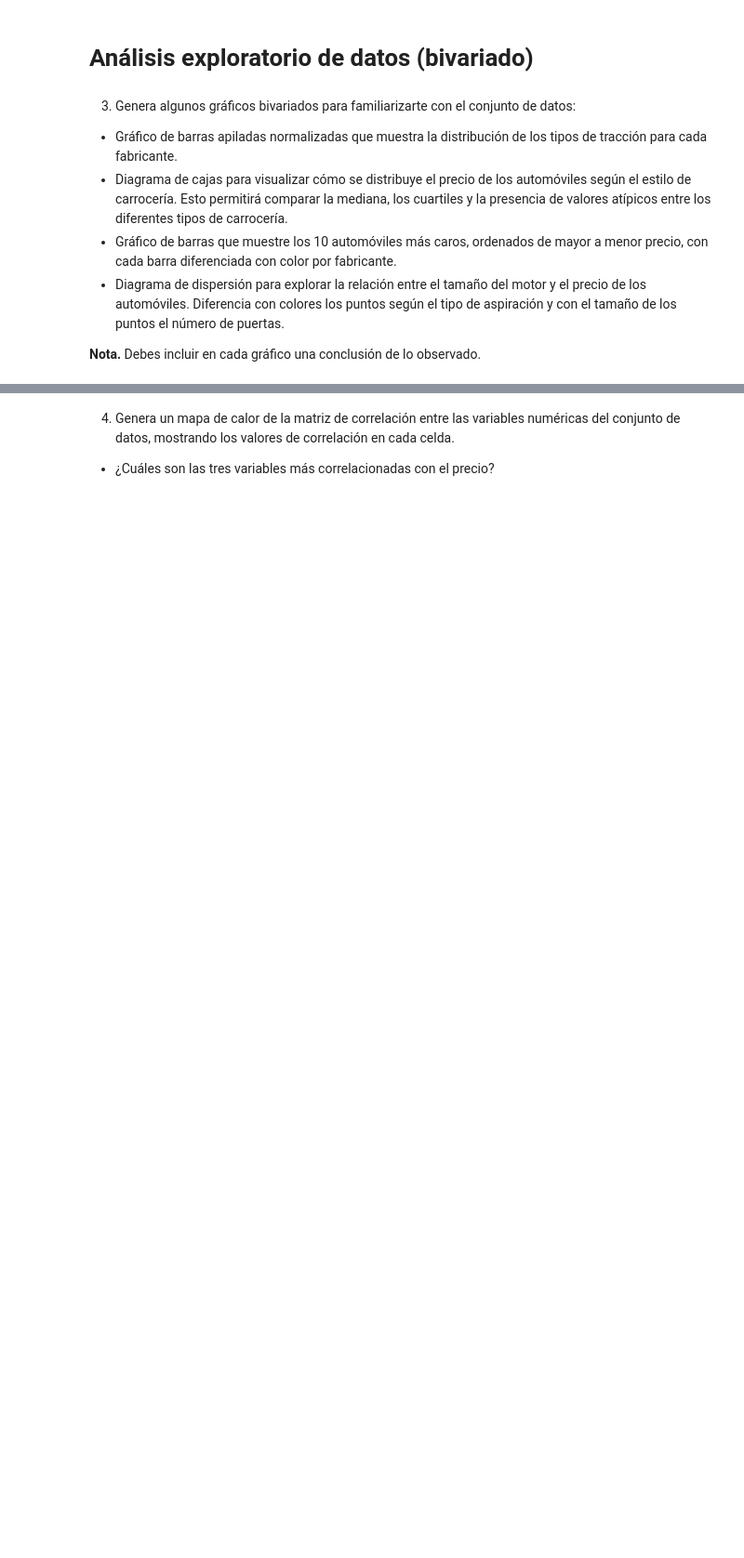
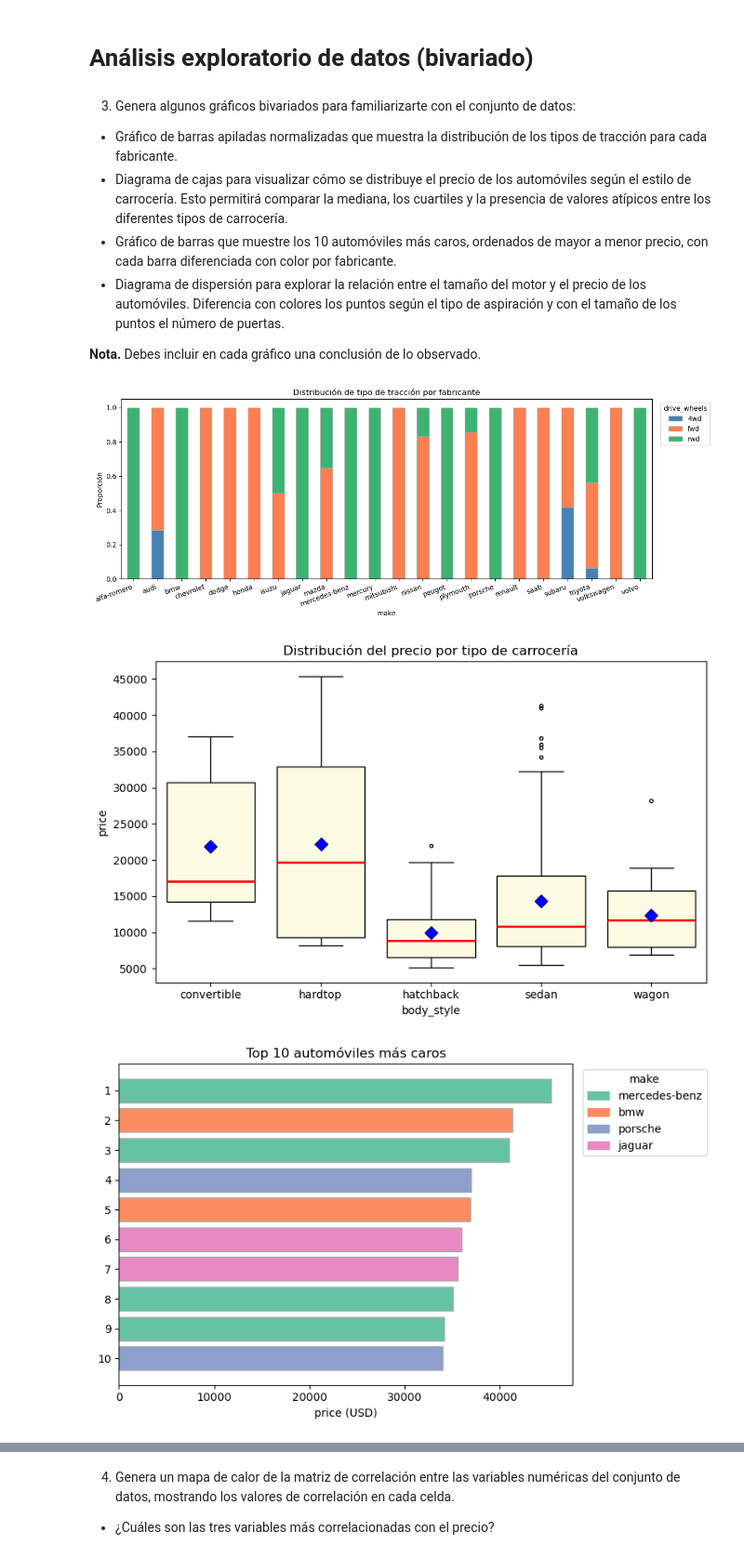
Before and after one commit to Dromeroc19/Tec_ENA, a Jupyter notebook: Ciencia y Analitica de Datos/7.1_PCA.ipynb, the cells around one changed output, grey strips where cells are left out. Shown at 93% size. Cells and saved outputs as stored; diff of their text form; code cells hidden in the pictures; blank space fills up the shorter version.

```diff
--- a/Ciencia y Analitica de Datos/7.1_PCA.ipynb
+++ b/Ciencia y Analitica de Datos/7.1_PCA.ipynb
@@ -78,3 +249,74 @@ from sklearn.decomposition import PCA
 * Diagrama de dispersión para explorar la relación entre el tamaño del motor y el precio de los automóviles. Diferencia con colores los puntos según el tipo de aspiración y con el tamaño de los puntos el número de puertas.
 
 **Nota.** Debes incluir en cada gráfico una conclusión de lo observado.
+# %%
+#Grafico de barras apilado---------
+ct = pd.crosstab(cars_df.make, cars_df.drive_wheels, normalize = 'index')
+
+ct.plot(kind = 'bar', stacked = True, figsize = (13, 5),
+        color = ['steelblue', 'coral', 'mediumseagreen'], edgecolor = 'darkgray')
+
+plt.ylabel('Proporción')
+plt.title('Distribución de tipo de tracción por fabricante')
+plt.legend(title = 'drive_wheels', bbox_to_anchor = (1.01, 1), loc='upper left')
+plt.xticks(rotation = 20, ha = 'right')
+plt.tight_layout()
+plt.show()
+
+
+#Boxplots para variables numericas---------
+fig, ax = plt.subplots(figsize = (8, 5))
+
+sns.boxplot(x = 'body_style', y = 'price', data = cars_df, ax = ax, color = 'lightyellow', fliersize = 3, showmeans = True, linecolor = 'black',
+            medianprops={'color': 'red', 'linewidth': 2, 'linestyle': '-'},
+            meanprops = {'marker': 'D', 'markerfacecolor': 'blue', 'markeredgecolor': 'darkblue', 'markersize': 8})
+
+ax.set_title('Distribución del precio por tipo de carrocería')
+plt.tight_layout()
+plt.show()
+
+
+#Grafica de barra top automóviles mas caros---------
+top10 = cars_df.nlargest(10, 'price')[['make', 'price']].reset_index(drop=True)
+
+# Color único por fabricante
+makes = top10['make'].unique()
+color_map = dict(zip(makes, plt.cm.Set2.colors[:len(makes)]))
+
+fig, ax = plt.subplots(figsize=(8, 5))
+
+bars = ax.barh(np.arange(len(top10), 0, -1), top10['price'],
+               color = top10['make'].map(color_map), edgecolor='darkgray')
+
+ax.set_yticks(np.arange(len(top10), 0, -1))
+ax.set_yticklabels(np.arange(1, len(top10) + 1, 1))
+ax.set_xlabel('price (USD)')
+ax.set_title('Top 10 automóviles más caros')
+
+# Leyenda
+handles = [plt.Rectangle((0,0), 1, 1, color = color_map[m]) for m in makes]
+ax.legend(handles, makes, title = 'make', bbox_to_anchor=(1.01, 1), loc = 'upper left')
+
+plt.tight_layout()
+plt.show()
+
+
+#Diagrama de dispersion---------
+size_map = {'two': 50, 'four': 150}
+
+fig, ax = plt.subplots(figsize=(8, 5))
+
+sns.scatterplot(data = cars_df, x='engine_size', y = 'price',
+                hue = 'aspiration',
+                size = 'num_doors', sizes = size_map,
+                palette = ['steelblue', 'coral'],
+                alpha = 0.6, edgecolor = 'darkgray', ax = ax)
+
+ax.set_title('Diagrama de dispersión entre Tamaño del Motor vs Precio')
+ax.legend(bbox_to_anchor=(1.01, 1), loc='upper left')
+plt.tight_layout()
+plt.show()
+# %% [output]
+[figure, added]
+[figure, added]
+[figure, added]
```
Also changed, not shown: parts of 10 cells of this notebook, 1 other file.
